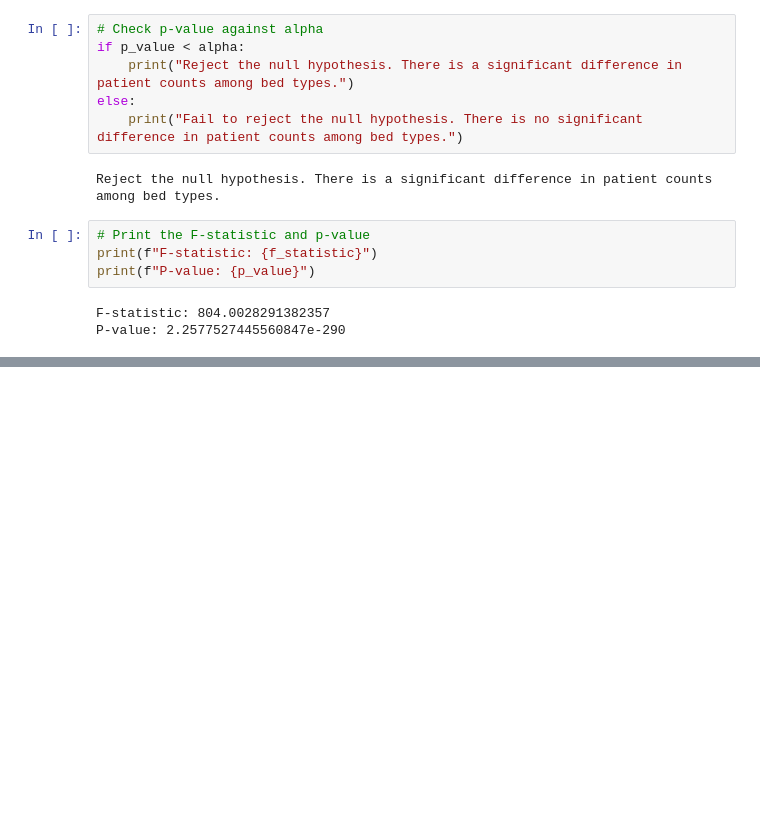
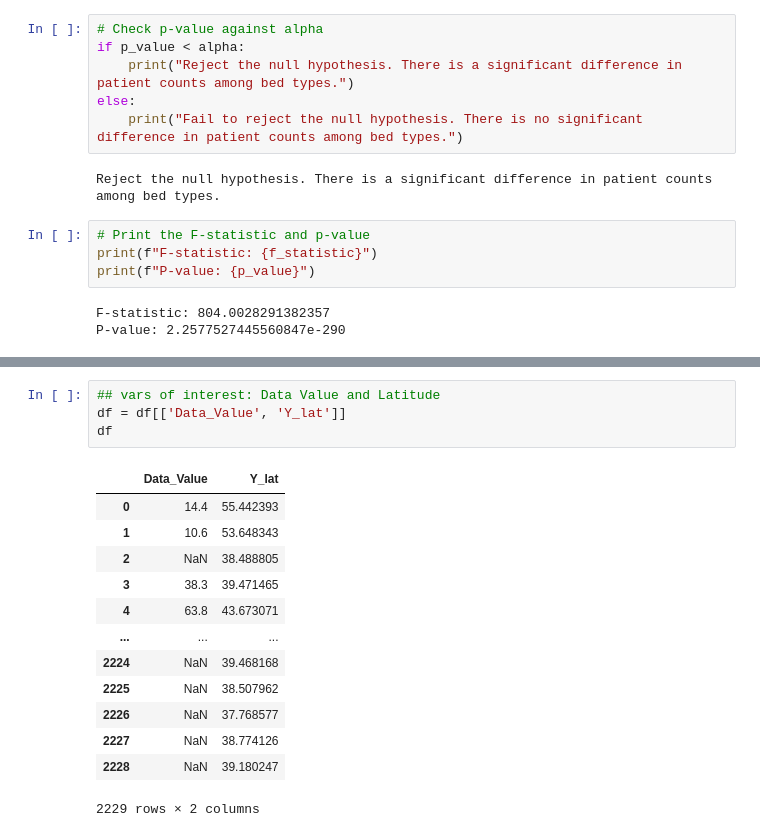
Before and after one commit to Alyssasorensen/datasci_5_statistics, a Jupyter notebook: datasci_5_statistics.ipynb, the cells around one changed output, grey strips where cells are left out. Saved outputs shown, nothing was run; the diff lists cells and outputs as text; blank space fills up the shorter version.

```diff
--- a/datasci_5_statistics.ipynb
+++ b/datasci_5_statistics.ipynb
@@ -217,0 +235,18 @@ P-value: 2.2577527445560847e-290
+# %%
+## vars of interest: Data Value and Latitude
+df = df[['Data_Value', 'Y_lat']]
+df
+# %% [output]
+|  | Data_Value | Y_lat |
+| 0 | 14.4 | 55.442393 |
+| 1 | 10.6 | 53.648343 |
+| 2 | NaN | 38.488805 |
+| 3 | 38.3 | 39.471465 |
+| 4 | 63.8 | 43.673071 |
+| ... | ... | ... |
+| 2224 | NaN | 39.468168 |
+| 2225 | NaN | 38.507962 |
+| 2226 | NaN | 37.768577 |
+| 2227 | NaN | 38.774126 |
+| 2228 | NaN | 39.180247 |
+2229 rows × 2 columns
```
Also changed, not shown: parts of 12 cells of this notebook.
